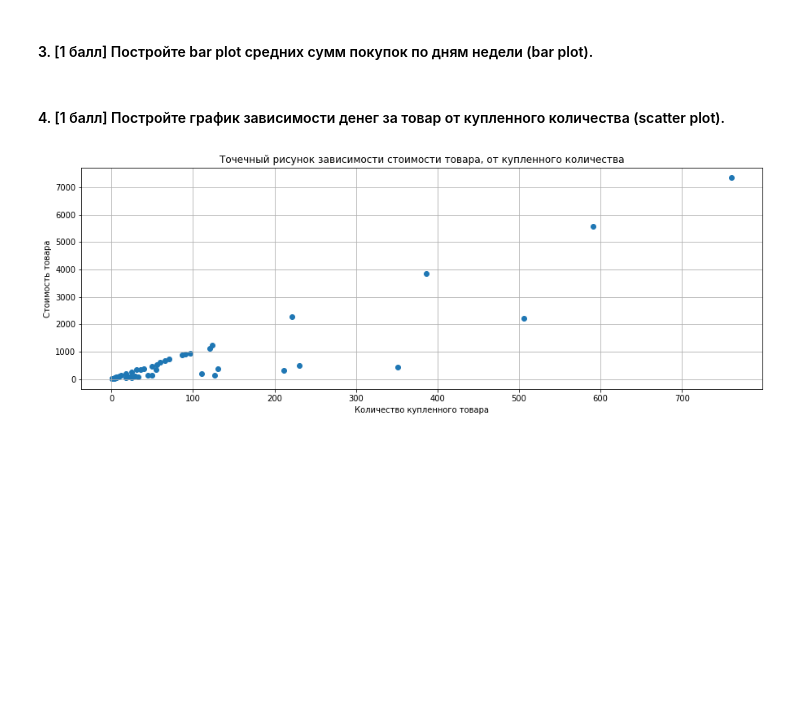
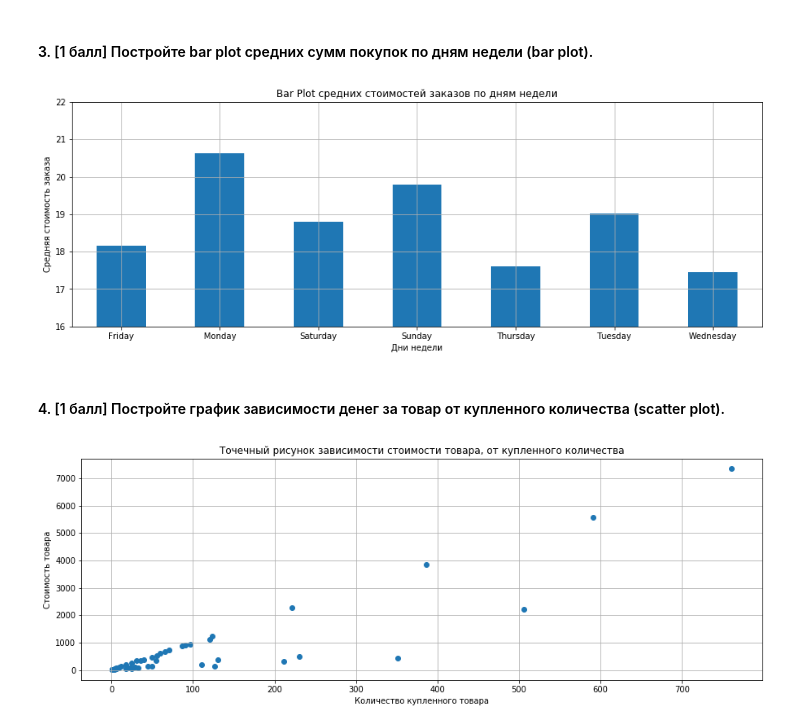
Before and after one commit to hse-mlearn/ha-01-danyanyam, a Jupyter notebook: homework-practice-01.ipynb, the cells around one changed output. Cells and saved outputs as stored; diff of their text form; code cells hidden in the pictures; blank space fills up the shorter version.

```diff
--- a/homework-practice-01.ipynb
+++ b/homework-practice-01.ipynb
@@ -342,3 +347,22 @@ plt.xlabel('Даты сделанных заказов');
+# %%
+from datetime import datetime
+
+def get_week(date):
+    date_object = datetime.strptime(date, "%Y-%m-%d")
+    return date_object.strftime("%A")
+
+df['weekday'] = df['date'].apply(get_week)
+
+f = plt.figure(figsize=(15, 5))
+df.groupby(by=['weekday', 'order_id']).sum().groupby(by=['weekday']).mean()['float_price'].plot(kind='bar',
+                                                                                                rot=0,
+                                                                                                ylim=(16, 22),
+                                                                                                grid=True,
+                                                                                                title='Bar Plot средних стоимостей заказов по дням недели')
+plt.xlabel('Дни недели')
+plt.ylabel('Средняя стоимость заказа');
+# %% [output]
+[figure, added]
 # %% [markdown]
 #### 4. [1 балл] Постройте график зависимости денег за товар от купленного количества (scatter plot).
 # %%
```
Also changed, not shown: parts of 11 cells of this notebook.
